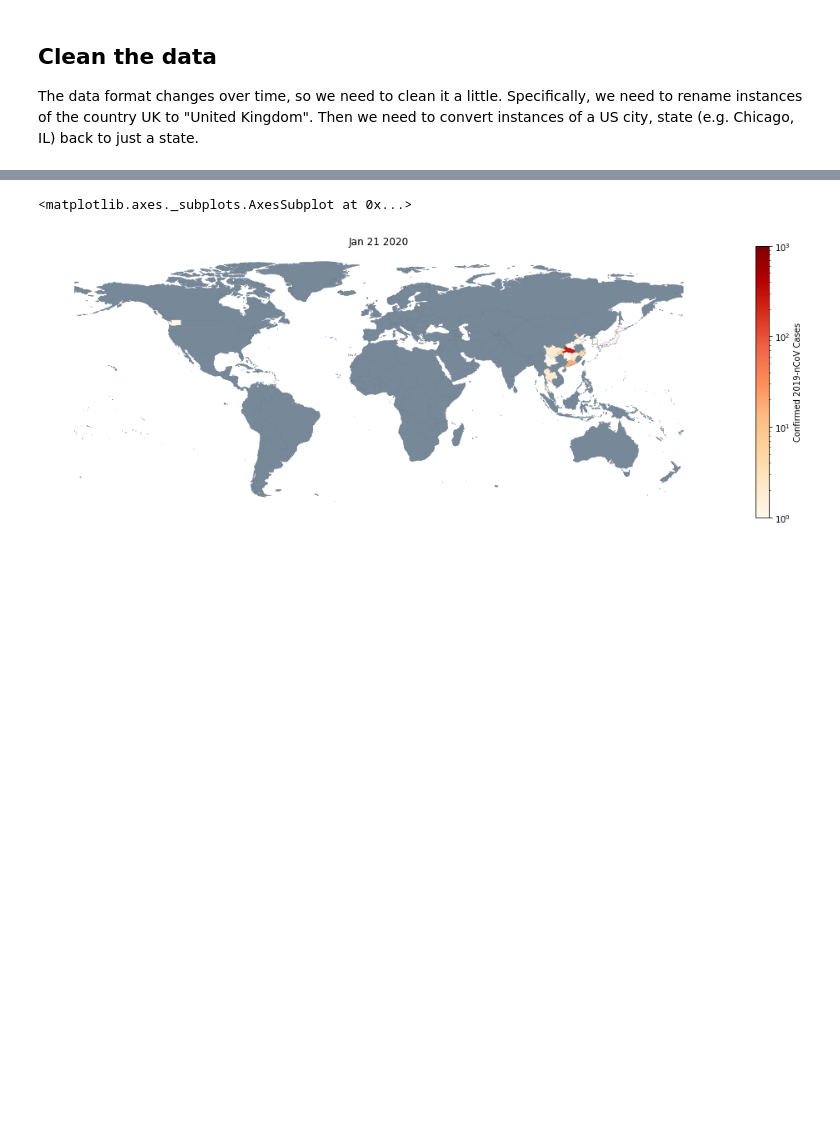
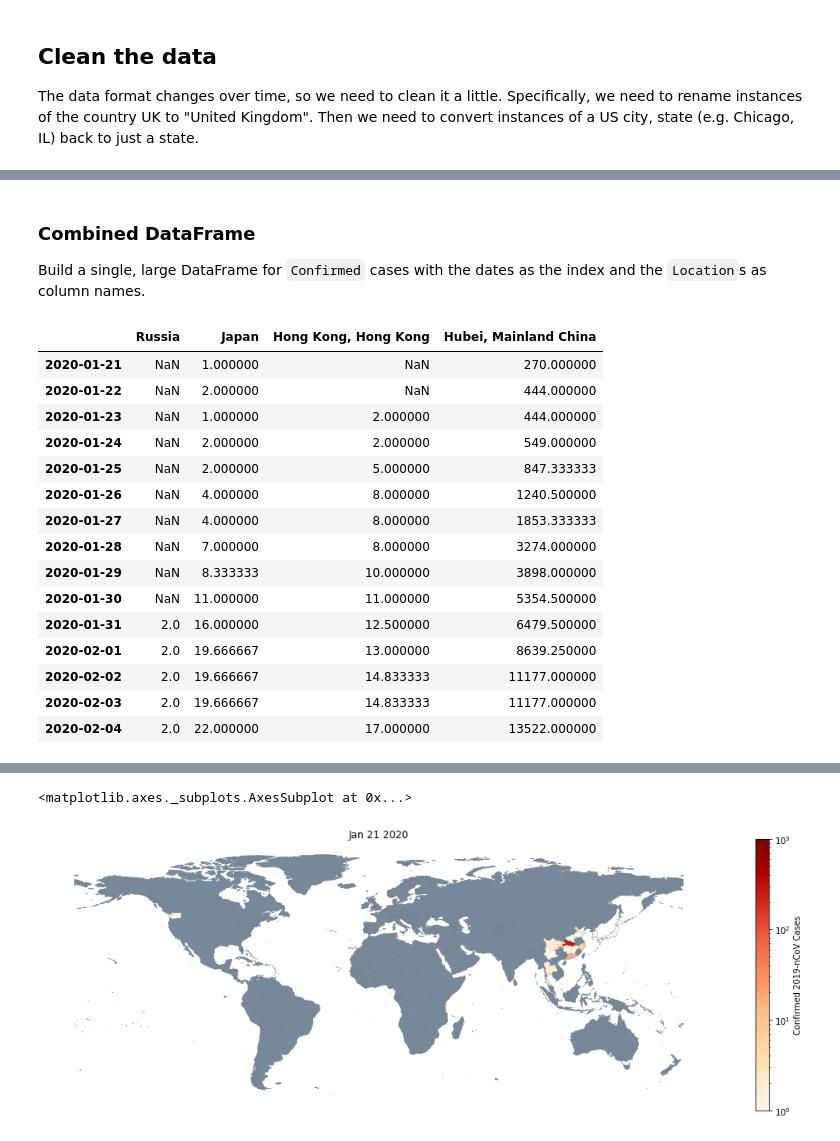
Before and after one commit to pdtyreus/coronavirus-ds, a Jupyter notebook: 2019 nCoV Spread.ipynb, the cells around one changed output, grey strips where cells are left out. Cells and saved outputs as stored; diff of their text form; code cells hidden in the pictures; blank space fills up the shorter version.

```diff
--- a/2019 nCoV Spread.ipynb
+++ b/2019 nCoV Spread.ipynb
@@ -27,8 +33,7 @@ for f in files:
     dfs.append(df)
 
 
-df = pd.concat(dfs)
-df
+df = pd.concat(dfs); df
 # %% [output]
 |  | Province/State | Country/Region | Last Update | Confirmed |
 | 0 | Hubei | Mainland China | 2020-01-31 14:00:00 | 5806.0 |
@@ -83,0 +90,4 @@ Create a list of dates so we can loop through them later
+# %%
+df['Location'] = df.apply(create_location, axis=1)
+locations = df['Location'].unique().tolist()
+len(locations)
@@ -105,0 +149,28 @@ Select the data from the first day
+# %% [markdown]
+### Combined DataFrame
+
+Build a single, large DataFrame for `Confirmed` cases with the dates as the index and the `Location`s as column names.
+# %%
+daily_confirmed = pd.DataFrame(index=date_rng,columns=locations)
+
+for location in locations:
+    daily_confirmed[location] = location_timeseries[location]
+
+daily_confirmed[['Russia','Japan','Hong Kong, Hong Kong','Hubei, Mainland China']]
+# %% [output]
+|  | Russia | Japan | Hong Kong, Hong Kong | Hubei, Mainland China |
+| 2020-01-21 | NaN | 1.000000 | NaN | 270.000000 |
+| 2020-01-22 | NaN | 2.000000 | NaN | 444.000000 |
+| 2020-01-23 | NaN | 1.000000 | 2.000000 | 444.000000 |
+| 2020-01-24 | NaN | 2.000000 | 2.000000 | 549.000000 |
+| 2020-01-25 | NaN | 2.000000 | 5.000000 | 847.333333 |
+| 2020-01-26 | NaN | 4.000000 | 8.000000 | 1240.500000 |
+| 2020-01-27 | NaN | 4.000000 | 8.000000 | 1853.333333 |
+| 2020-01-28 | NaN | 7.000000 | 8.000000 | 3274.000000 |
+| 2020-01-29 | NaN | 8.333333 | 10.000000 | 3898.000000 |
+| 2020-01-30 | NaN | 11.000000 | 11.000000 | 5354.500000 |
+| 2020-01-31 | 2.0 | 16.000000 | 12.500000 | 6479.500000 |
+| 2020-02-01 | 2.0 | 19.666667 | 13.000000 | 8639.250000 |
+| 2020-02-02 | 2.0 | 19.666667 | 14.833333 | 11177.000000 |
+| 2020-02-03 | 2.0 | 19.666667 | 14.833333 | 11177.000000 |
+| 2020-02-04 | 2.0 | 22.000000 | 17.000000 | 13522.000000 |
```
Also changed, not shown: parts of 24 cells of this notebook, 4 other files.
